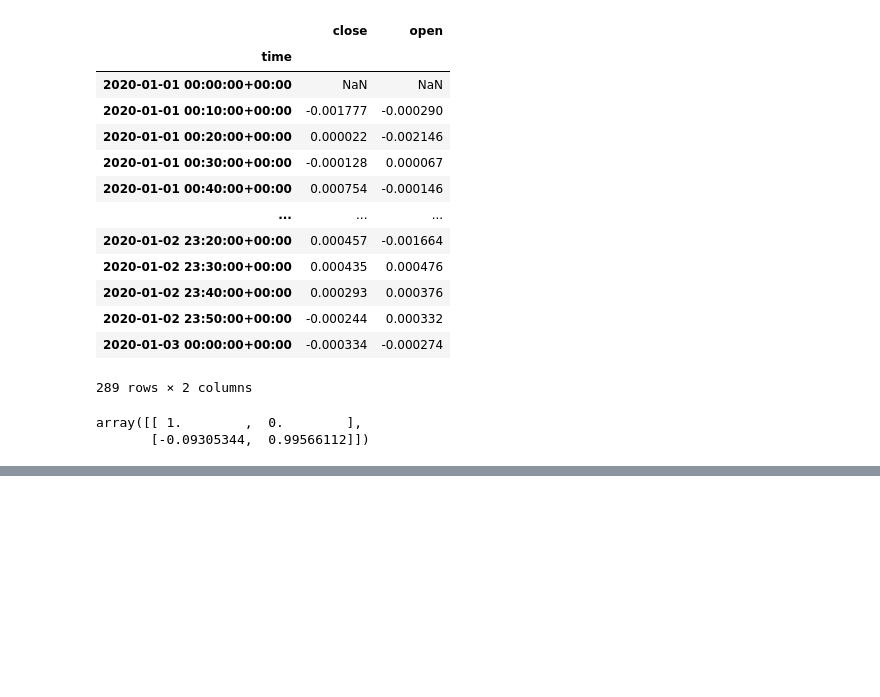
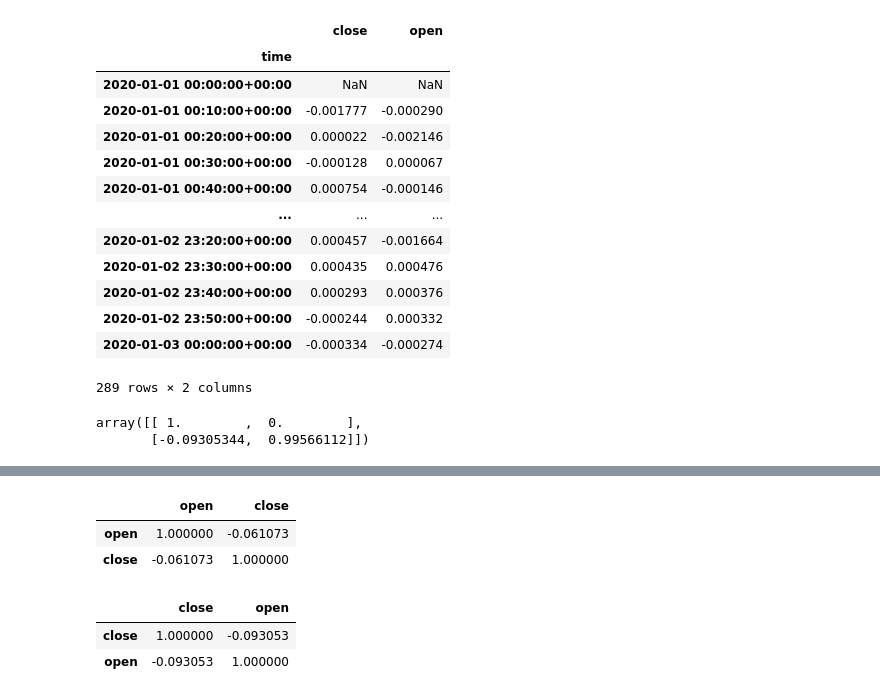
Before and after one commit to Bin1711/Binance, a Jupyter notebook: simulation_test.ipynb, the cells around one changed output, grey strips where cells are left out. Saved outputs shown, nothing was run; the diff lists cells and outputs as text; code cells hidden in the pictures; blank space fills up the shorter version.

```diff
--- a/simulation_test.ipynb
+++ b/simulation_test.ipynb
@@ -231,3 +262,15 @@ transform_back
+# %%
+transform_back.corr()
+# %% [output]
+|  | open | close |
+| open | 1.000000 | -0.061073 |
+| close | -0.061073 | 1.000000 |
+# %%
+dt1.corr()
+# %% [output]
+|  | close | open |
+| close | 1.000000 | -0.093053 |
+| open | -0.093053 | 1.000000 |
 # %%
 simulated_price_data = pd.DataFrame()
 simulated_price_data[0] = simulatedata.construct_price_series(transform_back['close'], dt['close'][0], dt.index[0], freq)
```
Also changed, not shown: parts of 12 cells of this notebook, 2 other files.
